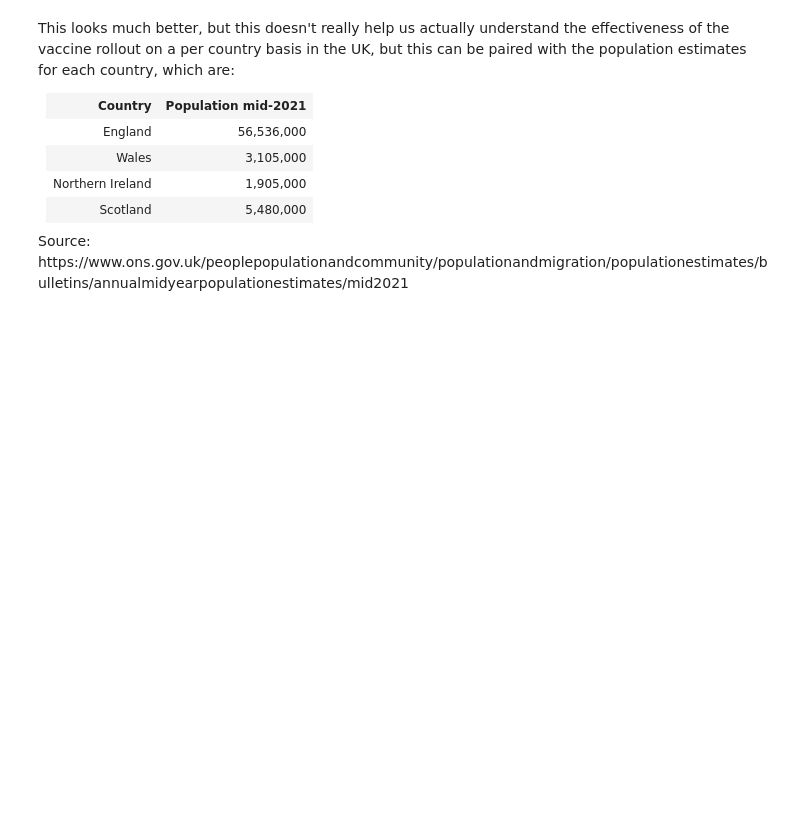
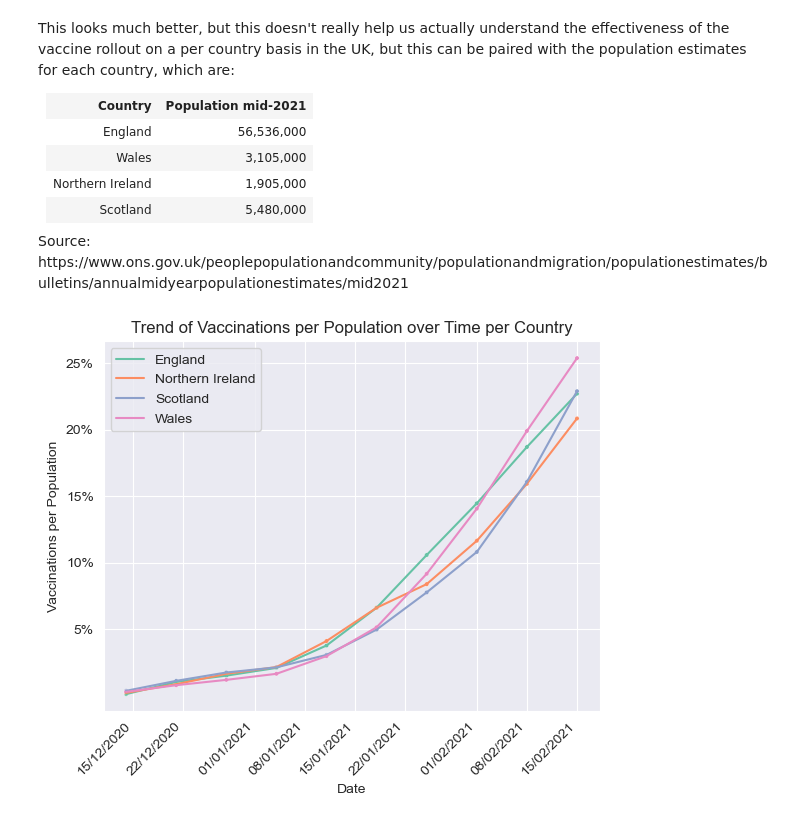
Before and after one commit to Denparadigm/dmai-ukcovid, a Jupyter notebook: notebook.ipynb, the cells around one changed output. Drawn from its saved outputs; the diff is of its cells as text; code cells hidden in the pictures; blank space fills up the shorter version.

Commit message:
Added trend of vaccinations per each country's population

```diff
--- a/notebook.ipynb
+++ b/notebook.ipynb
@@ -261,3 +262,55 @@ This looks much better, but this doesn't really help us actually understand the
   <tr><td>Scotland</td><td>5,480,000</td></tr>
 </table>
 Source: https://www.ons.gov.uk/peoplepopulationandcommunity/populationandmigration/populationestimates/bulletins/annualmidyearpopulationestimates/mid2021
+# %%
+from matplotlib import dates as mpl_dates
+
+populations = {'England': 56536000, 'Wales': 3105000, 'Northern Ireland': 1905000, 'Scotland': 5480000}
+
+# convert date to datetime
+v['date'] = pd.to_datetime(v['date'], format='%d/%m/%Y')
+
+# set index
+v.set_index('date', inplace=True)
+
+# calculate vaccinations per population
+v['vacc_per_pop'] = v['cumPeopleVaccinatedFirstDoseByVaccinationDate'] / v['areaName'].map(populations)
+
+# reset index
+v = v.reset_index()
+
+# group data by week and country
+v_grouped = v.groupby([pd.Grouper(key='date', freq='W-MON'), 'areaName'])[['vacc_per_pop']].mean().reset_index()
+
+# plot the data
+sns.set_style("darkgrid")
+
+fig4, ax = plt.subplots()
+
+sns.lineplot(x="date", y="vacc_per_pop", hue="areaName", data=v_grouped, ax=ax, palette="Set2")
+sns.scatterplot(x="date", y="vacc_per_pop", hue="areaName", data=v_grouped, ax=ax, s=10, palette="Set2")
+
+ax.set_xlabel('Date')
+ax.set_ylabel('Vaccinations per Population')
+ax.set_title('Trend of Vaccinations per Population over Time per Country')
+plt.xticks(rotation=45, ha='right')
+
+date_format = mpl_dates.DateFormatter('%d/%m/%Y')
+ax.xaxis.set_major_formatter(date_format)
+
+y_ticks = [0.05, 0.1, 0.15, 0.2, 0.25]
+y_ticklabels = ['5%', '10%', '15%', '20%', '25%']
+ax.yaxis.set_major_locator(ticker.FixedLocator(y_ticks))
+ax.yaxis.set_major_formatter(ticker.FixedFormatter(y_ticklabels))
+ax.set_yticks(y_ticks)
+
+handles, labels = ax.get_legend_handles_labels()
+handles = handles[:4]
+labels = labels[:4]
+
+# create a new legend with the selected handles and labels
+ax.legend(handles, labels, loc="upper left")
+
+plt.show()
+# %% [output]
+[figure, added]
```
Also changed, not shown: parts of 3 cells of this notebook.
